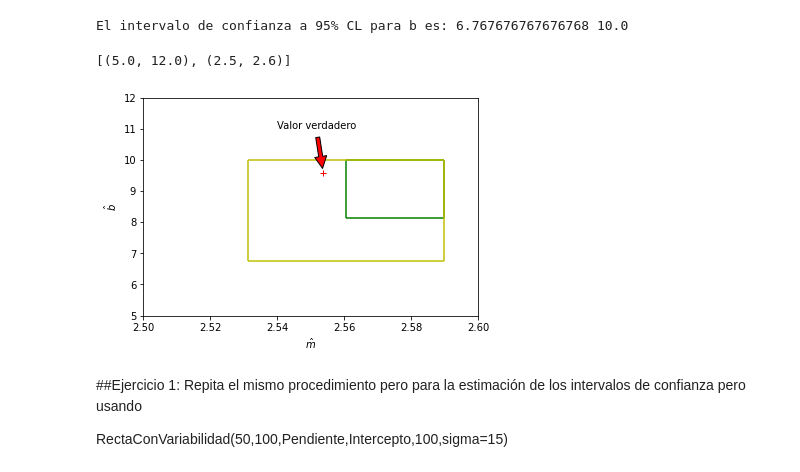
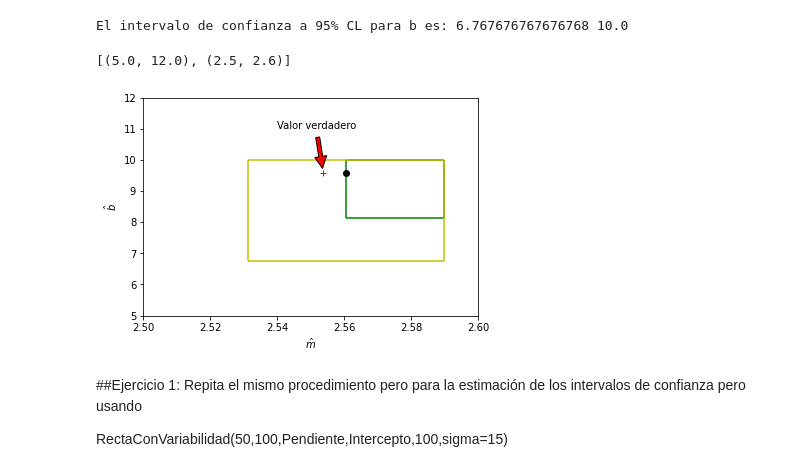
Before and after one commit to UDEA-Esp-Analitica-y-Ciencia-de-Datos/EACD-02-ESTADISTICA, a Jupyter notebook: Sesión_4.ipynb, the cells around one changed output. Drawn from its saved outputs; the diff is of its cells as text; code cells hidden in the pictures.

```diff
--- a/Sesión_4.ipynb
+++ b/Sesión_4.ipynb
@@ -55,7 +55,7 @@ plt.plot(RectaPrincipal[0],RectaPrincipal[1],'r+')
 [<matplotlib.lines.Line2D at 0x...>]
 [figure]
 # %%
-ResultadosEstimador=mb_estimator(RectaPrincipal[0],RectaPrincipal[1],0.1,3,100,5,10,100,v=True)
+ResultadosEstimadorReales=mb_estimator(RectaPrincipal[0],RectaPrincipal[1],0.1,3,100,5,10,100,v=True)
 # %% [output]
 Chi2 mínimo encontrado: 20.51919630585109
 Parámetros m y b encontrados: 2.5606060606060606 9.595959595959595
@@ -121,23 +121,24 @@ El intervalo de confianza a 95% CL para b es: 6.767676767676768 10.0
 # %%
 fig = plt.figure()
 ax = fig.add_subplot(111)
 ax.hlines(b68min,m68min,m68max,"g")
 ax.hlines(b68max,m68min,m68max,"g")
 ax.vlines(m68min,b68min,b68max,"g")
 ax.vlines(m68max,b68min,b68max,"g")
 ax.hlines(b95min,m95min,m95max,"y")
 ax.hlines(b95max,m95min,m95max,"y")
 ax.vlines(m95min,b95min,b95max,"y")
 ax.vlines(m95max,b95min,b95max,"y")
 ax.plot(Pendiente,Intercepto,"r+")
+ax.plot(ResultadosEstimadorReales[1],ResultadosEstimadorReales[2],"ko")
 ax.annotate('Valor verdadero', xy=(Pendiente,Intercepto), xytext=(2.54, 11),
             arrowprops=dict(facecolor='red', shrink=0.1))
 ax.set_xlabel("$\hat{m}$")
 ax.set_ylabel("$\hat{b}$")
 ax.set(xlim=(2.5, 2.6), ylim=(5, 12))
 # %% [output]
 [(5.0, 12.0), (2.5, 2.6)]
-[figure, old version]
+[figure, new version]
 # %% [markdown]
 ##Ejercicio 1:
 Repita el mismo procedimiento pero para la estimación de los intervalos de confianza pero usando
```
Also changed, not shown: parts of 53 cells of this notebook.
